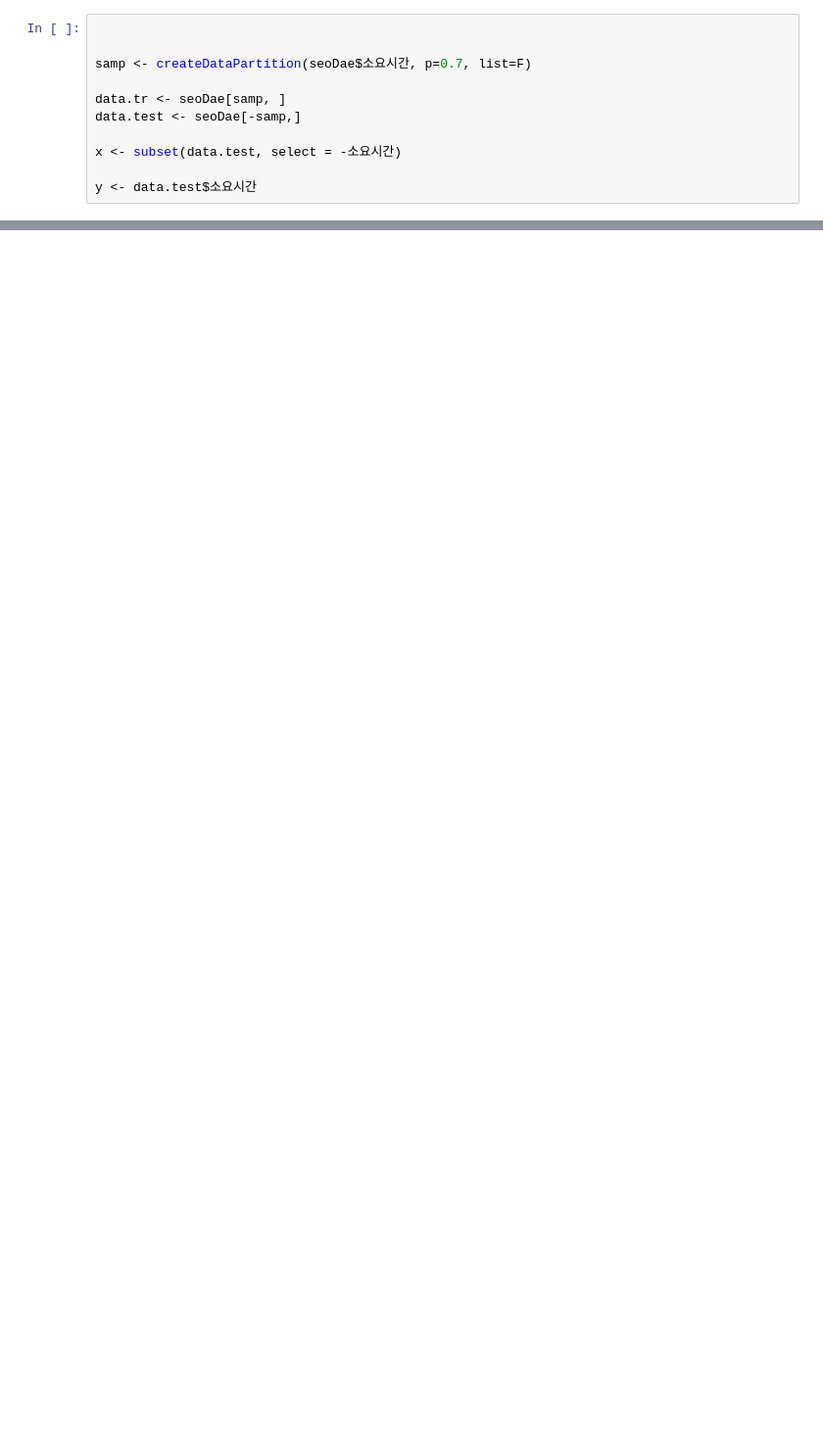
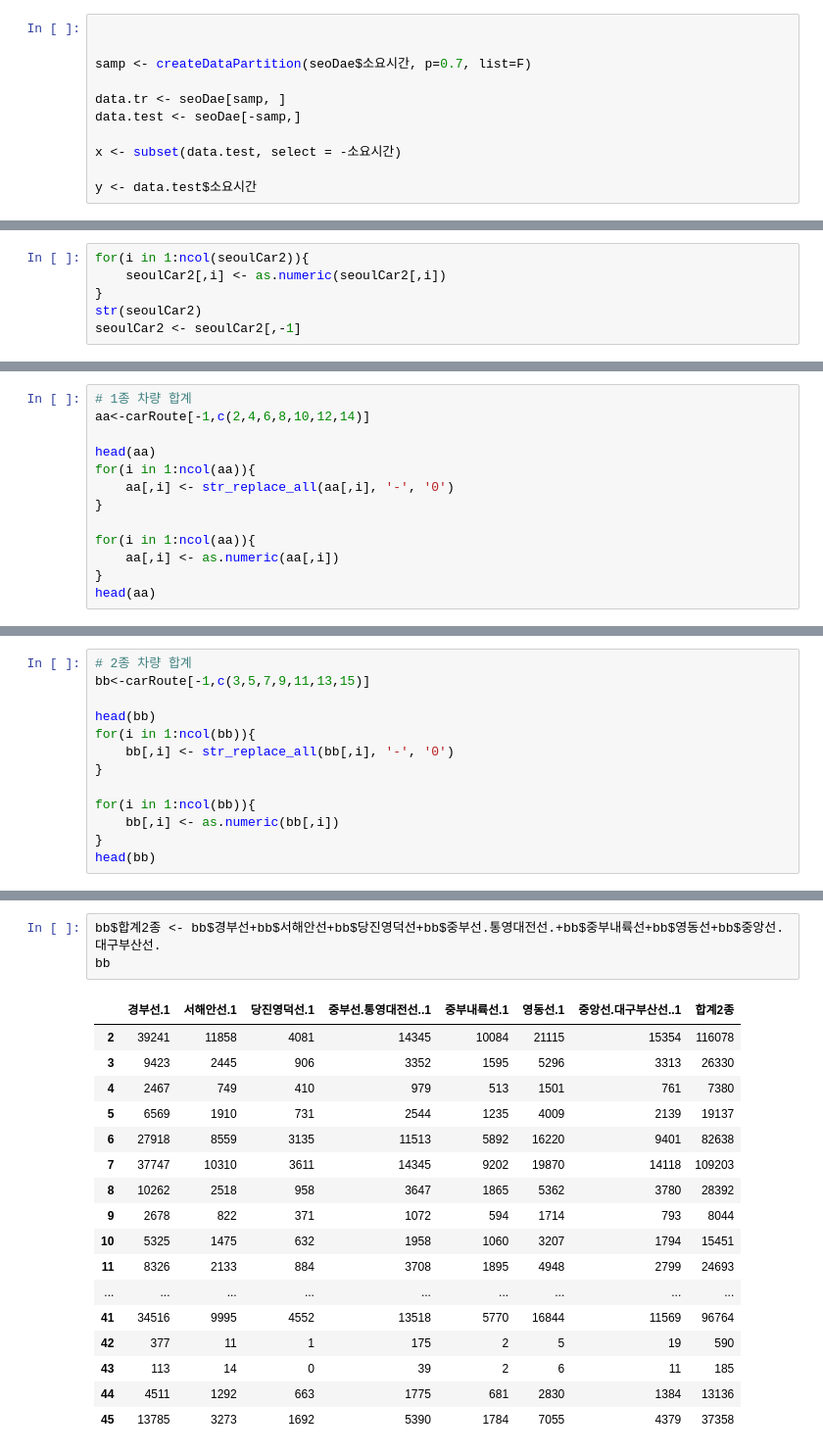
Before and after one commit to jjhwnn/R_Programming, a Jupyter notebook: R & Flutter Project 02.ipynb, the cells around one changed output, grey strips where cells are left out. Shown at 98% size. Saved outputs shown, nothing was run; the diff lists cells and outputs as text; blank space fills up the shorter version.

```diff
--- a/R & Flutter Project 02.ipynb
+++ b/R & Flutter Project 02.ipynb
@@ -661,0 +642,6 @@ y <- data.test$소요시간
+# %%
+for(i in 1:ncol(seoulCar2)){
+    seoulCar2[,i] <- as.numeric(seoulCar2[,i])
+}
+str(seoulCar2)
+seoulCar2 <- seoulCar2[,-1]
@@ -661,0 +730,13 @@ y <- data.test$소요시간
+# %%
+# 1종 차량 합계
+aa<-carRoute[-1,c(2,4,6,8,10,12,14)]
+
+head(aa)
+for(i in 1:ncol(aa)){
+    aa[,i] <- str_replace_all(aa[,i], '-', '0')
+}
+
+for(i in 1:ncol(aa)){
+    aa[,i] <- as.numeric(aa[,i])
+}
+head(aa)
@@ -661,0 +769,13 @@ y <- data.test$소요시간
+# %%
+# 2종 차량 합계
+bb<-carRoute[-1,c(3,5,7,9,11,13,15)]
+
+head(bb)
+for(i in 1:ncol(bb)){
+    bb[,i] <- str_replace_all(bb[,i], '-', '0')
+}
+
+for(i in 1:ncol(bb)){
+    bb[,i] <- as.numeric(bb[,i])
+}
+head(bb)
@@ -661,0 +797,21 @@ y <- data.test$소요시간
+# %%
+bb$합계2종 <- bb$경부선+bb$서해안선+bb$당진영덕선+bb$중부선.통영대전선.+bb$중부내륙선+bb$영동선+bb$중앙선.대구부산선.
+bb
+# %% [output]
+|  | 경부선.1 | 서해안선.1 | 당진영덕선.1 | 중부선.통영대전선..1 | 중부내륙선.1 | 영동선.1 | 중앙선.대구부산선..1 | 합계2종 |
+| 2 | 39241 | 11858 | 4081 | 14345 | 10084 | 21115 | 15354 | 116078 |
+| 3 | 9423 | 2445 | 906 | 3352 | 1595 | 5296 | 3313 | 26330 |
+| 4 | 2467 | 749 | 410 | 979 | 513 | 1501 | 761 | 7380 |
+| 5 | 6569 | 1910 | 731 | 2544 | 1235 | 4009 | 2139 | 19137 |
+| 6 | 27918 | 8559 | 3135 | 11513 | 5892 | 16220 | 9401 | 82638 |
+| 7 | 37747 | 10310 | 3611 | 14345 | 9202 | 19870 | 14118 | 109203 |
+| 8 | 10262 | 2518 | 958 | 3647 | 1865 | 5362 | 3780 | 28392 |
+| 9 | 2678 | 822 | 371 | 1072 | 594 | 1714 | 793 | 8044 |
+| 10 | 5325 | 1475 | 632 | 1958 | 1060 | 3207 | 1794 | 15451 |
+| 11 | 8326 | 2133 | 884 | 3708 | 1895 | 4948 | 2799 | 24693 |
+| ... | ... | ... | ... | ... | ... | ... | ... | ... |
+| 41 | 34516 | 9995 | 4552 | 13518 | 5770 | 16844 | 11569 | 96764 |
+| 42 | 377 | 11 | 1 | 175 | 2 | 5 | 19 | 590 |
+| 43 | 113 | 14 | 0 | 39 | 2 | 6 | 11 | 185 |
+| 44 | 4511 | 1292 | 663 | 1775 | 681 | 2830 | 1384 | 13136 |
+| 45 | 13785 | 3273 | 1692 | 5390 | 1784 | 7055 | 4379 | 37358 |
```
Also changed, not shown: parts of 70 cells of this notebook.
